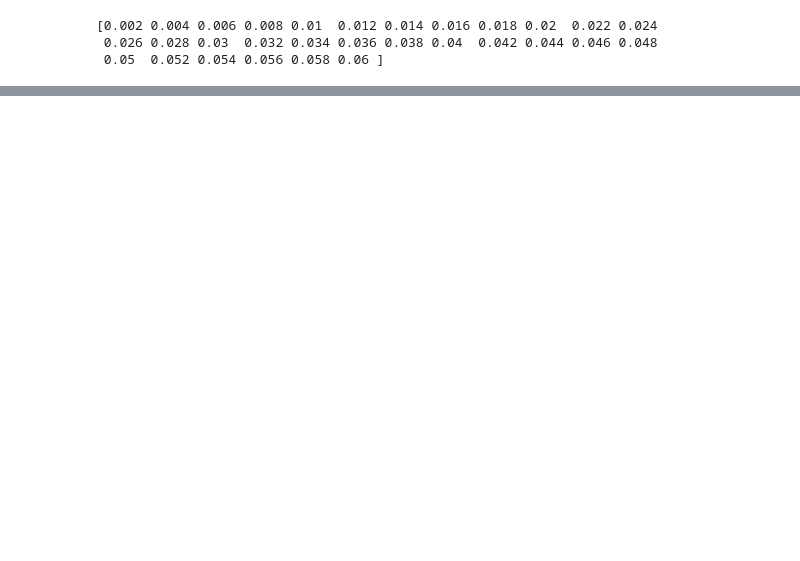
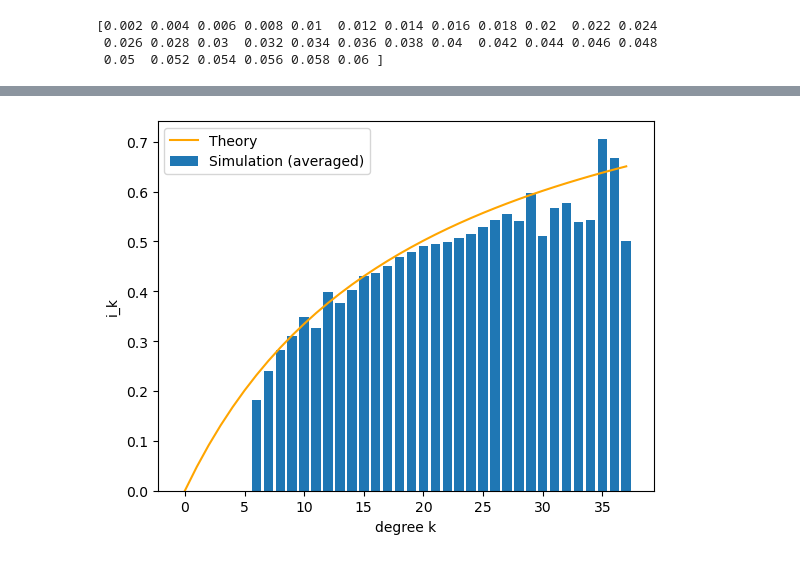
Before and after one commit to kubek22/SNARS, a Jupyter notebook: project11/project11.ipynb, the cells around one changed output, grey strips where cells are left out. Drawn from its saved outputs; the diff is of its cells as text; code cells hidden in the pictures; blank space fills up the shorter version.

```diff
--- a/project11/project11.ipynb
+++ b/project11/project11.ipynb
@@ -156,0 +168,35 @@ plt.show()
+# %%
+n_simulations = 1000
+time_steps = 1000
+n = 100
+p = 0.2
+infected_prob = 0.5
+beta = 0.03
+gamma = 0.3
+lmbda = beta / gamma
+
+k_full, ik_sim_full = repeat_simulations2(n_simulations, beta, gamma, time_steps, infected_prob, nx.erdos_renyi_graph, n=n, p=p)
+
+QI = np.mean(ik_sim_full * k_full) / np.mean(k_full)
+
+ik_exp_full = (lmbda * k_full * QI) / (1 + lmbda * k_full * QI)
+# %%
+plt.bar(
+    k_full,
+    ik_sim_full,
+    label="Simulation (averaged)"
+)
+
+plt.plot(
+    k_full,
+    ik_exp_full,
+    color="orange",
+    label="Theory"
+)
+
+plt.xlabel("degree k")
+plt.ylabel("i_k")
+plt.legend()
+plt.show()
+# %% [output]
+[figure, added]
```
Also changed, not shown: parts of 22 cells of this notebook.
